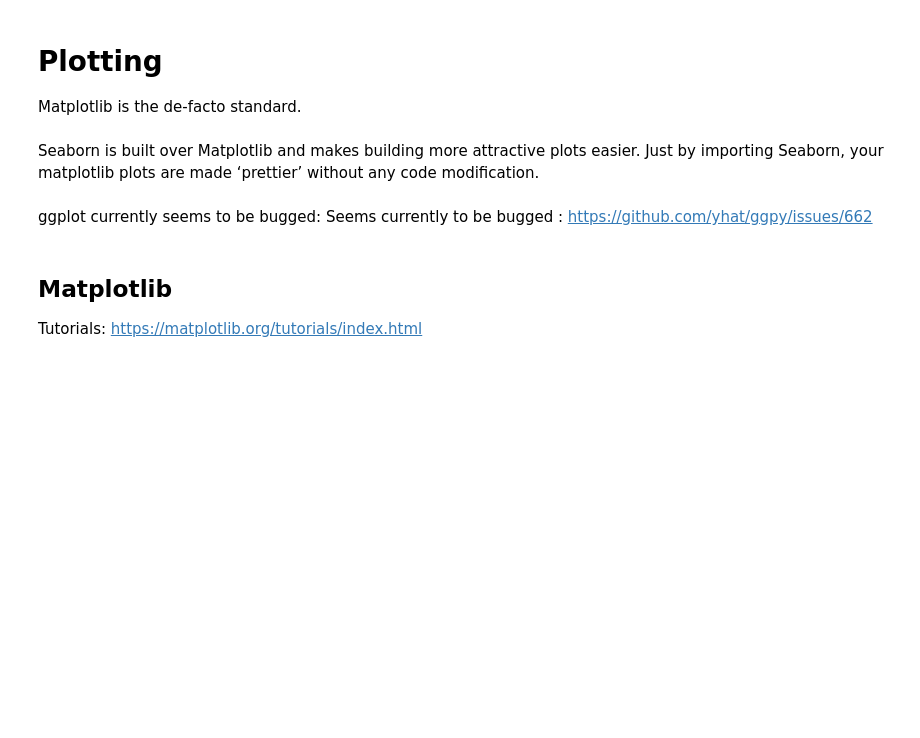
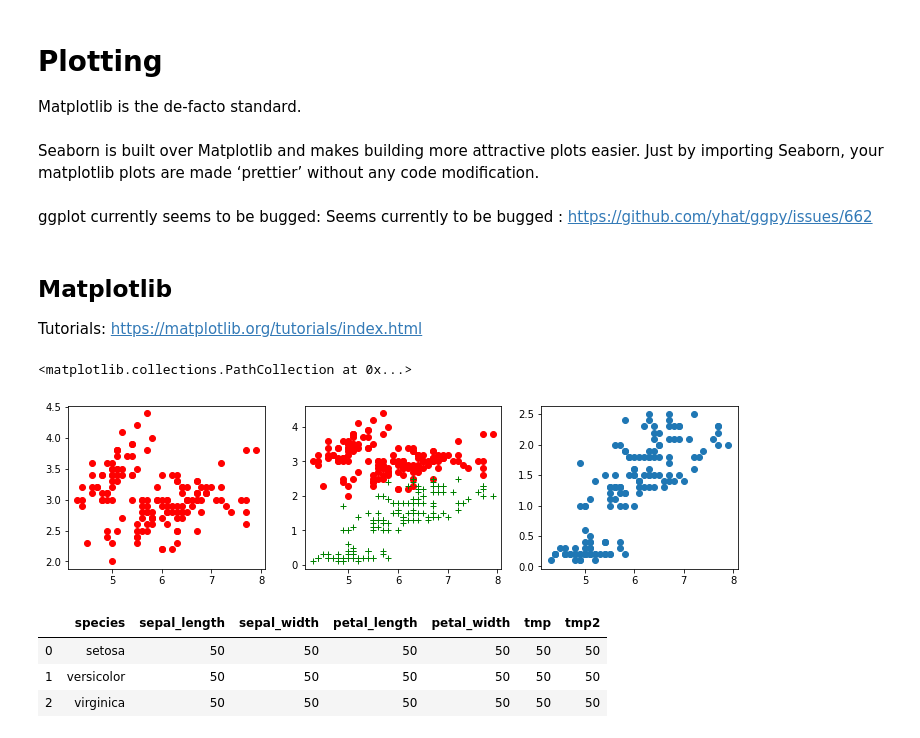
Before and after one commit to kelloggs13/Python, a Jupyter notebook: QuestForFlight.ipynb, the cells around one changed output. Drawn from its saved outputs; the diff is of its cells as text; code cells hidden in the pictures; blank space fills up the shorter version.

```diff
--- a/QuestForFlight.ipynb
+++ b/QuestForFlight.ipynb
@@ -237,3 +240,23 @@ ggplot currently seems to be bugged: Seems currently to be bugged : https://gith
 # %% [markdown]
 ## Matplotlib
 Tutorials: https://matplotlib.org/tutorials/index.html
+# %%
+# setting up a figure with multiple plots
+plt.figure(figsize=(12, 3))
+
+# basic figure from scratch
+plt.subplot(131)
+plt.plot(iris.sepal_length, iris.sepal_width, 'ro')
+# adding data from a second dataset
+plt.subplot(132)
+plt.plot(iris.sepal_length, iris.sepal_width, 'ro')
+plt.plot(iris.sepal_length, iris.petal_width, 'g+')
+# scatter plot - and using the data argument (which then requires the dimensions to be written as strings)
+plt.subplot(133)
+plt.scatter('sepal_length', 'petal_width', data = iris)
+# title, annotations and legends
+#plt.bar(species, data = iris)
+#plt.title('title')
+# %% [output]
+<matplotlib.collections.PathCollection at 0x...>
+[figure, added]
@@ -239,0 +265,7 @@ Tutorials: https://matplotlib.org/tutorials/index.html
+# %%
+iris.groupby('species', as_index = False).count()
+# %% [output]
+|  | species | sepal_length | sepal_width | petal_length | petal_width | tmp | tmp2 |
+| 0 | setosa | 50 | 50 | 50 | 50 | 50 | 50 |
+| 1 | versicolor | 50 | 50 | 50 | 50 | 50 | 50 |
+| 2 | virginica | 50 | 50 | 50 | 50 | 50 | 50 |
```
Also changed, not shown: parts of 4 cells of this notebook.
